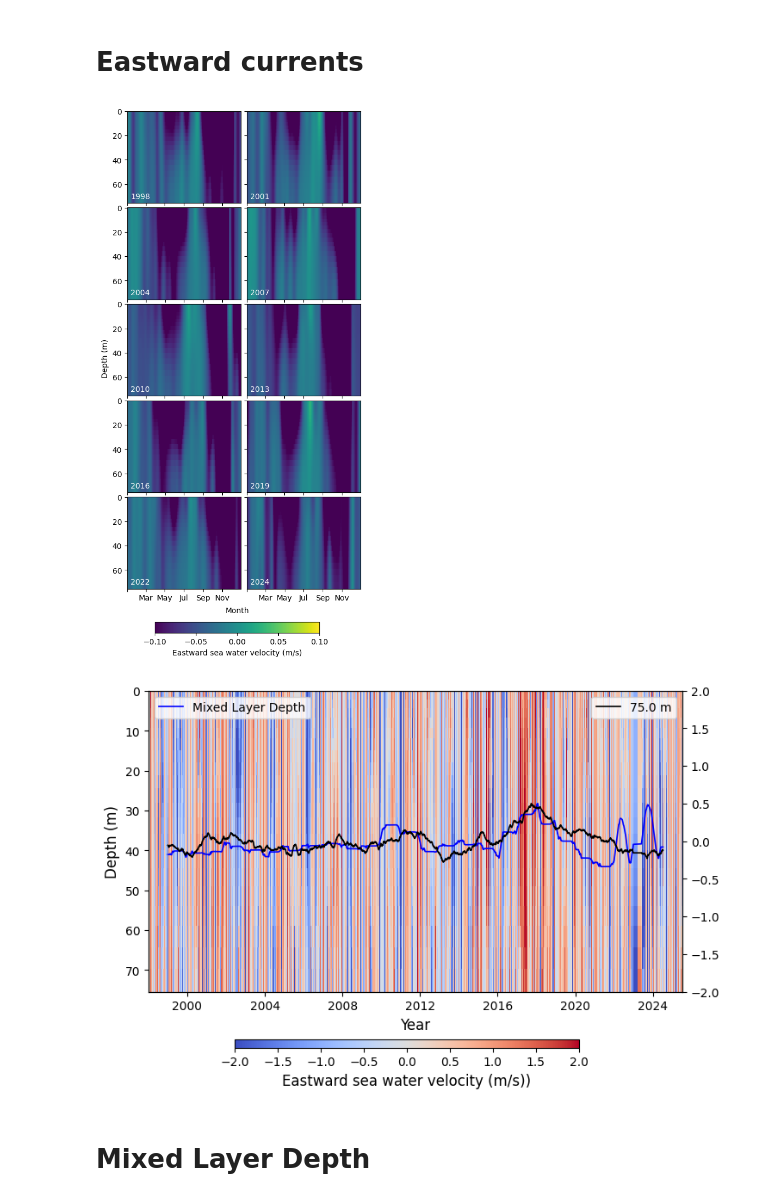
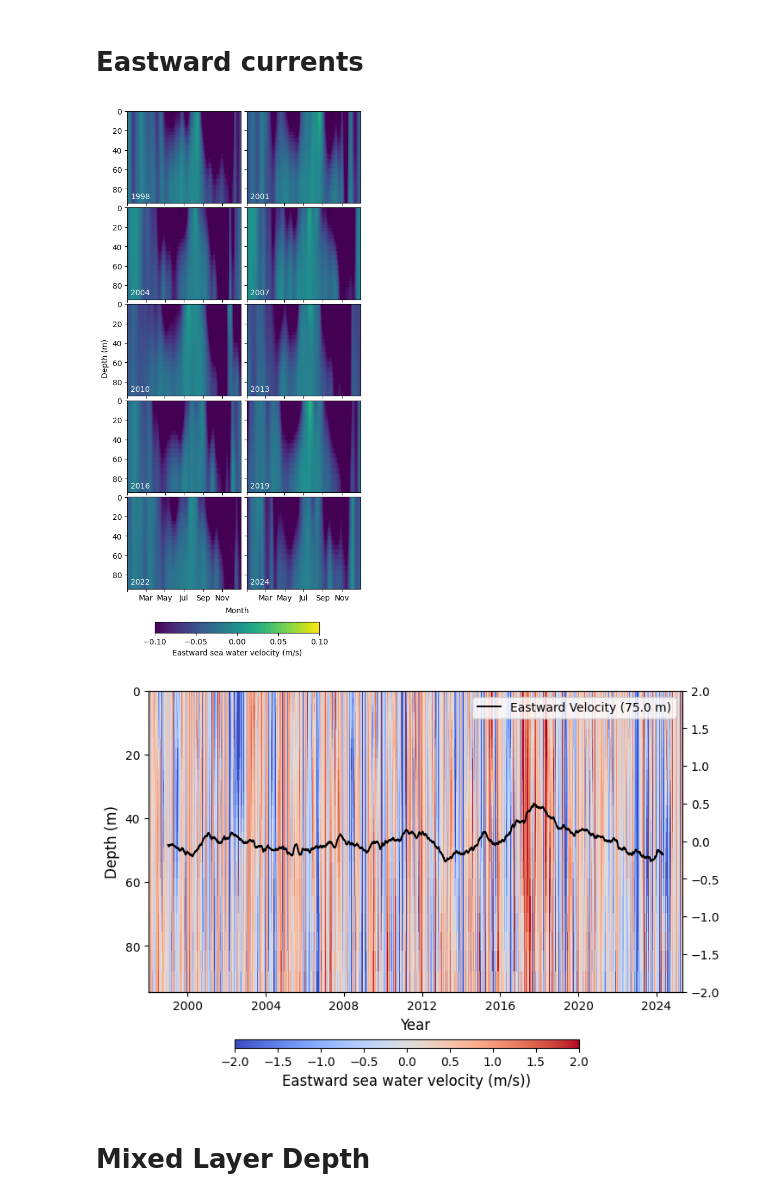
Before and after one commit to BahneTP/medsea-interannual-clustering, a Jupyter notebook: island.of.vis_analysis/thermohaline_analysis.ipynb, the cells around one changed output. Saved outputs shown, nothing was run; the diff lists cells and outputs as text; code cells hidden in the pictures.

```diff
--- a/island.of.vis_analysis/thermohaline_analysis.ipynb
+++ b/island.of.vis_analysis/thermohaline_analysis.ipynb
@@ -13,9 +13,9 @@ importlib.reload(helper_functions)
 # %% [output]
 <module 'helper_functions' from 'c:\\Croatia\\island.of.vis_analysis\\helper_functions.py'>
 # %%
-th = xr.open_dataset("data/thermohaline_combined.nc")
-th = th.sel(time=slice("1998-01-01", None))
+th = xr.open_dataset("data/combined_thermohaline.nc")
 years = [1998, 2001, 2004, 2007, 2010, 2013, 2016, 2019, 2022, 2024]
+th = th.where(th['depth'] <= 95, drop=True)
 # %% [markdown]
 # Temperature
 # %%
@@ -137,11 +145,11 @@ helper_functions.plot_hovmoeller_grid(
     yearcolor="white"
 )
 # %% [output]
-[figure, old version]
+[figure, new version]
 # %%
-helper_functions.plot_anomalies(th, "uo", -2, 2, "Eastward sea water velocity (m/s))", [75], 730)
+helper_functions.plot_anomalies(th, "uo", -2, 2, "Eastward sea water velocity (m/s))", [75], 730, False, [("uo", "Eastward Velocity")])
 # %% [output]
-[figure, old version]
+[figure, new version]
 # %% [markdown]
 # Mixed Layer Depth
 # %%
```
Also changed, not shown: parts of 11 cells of this notebook, 18 other files.
